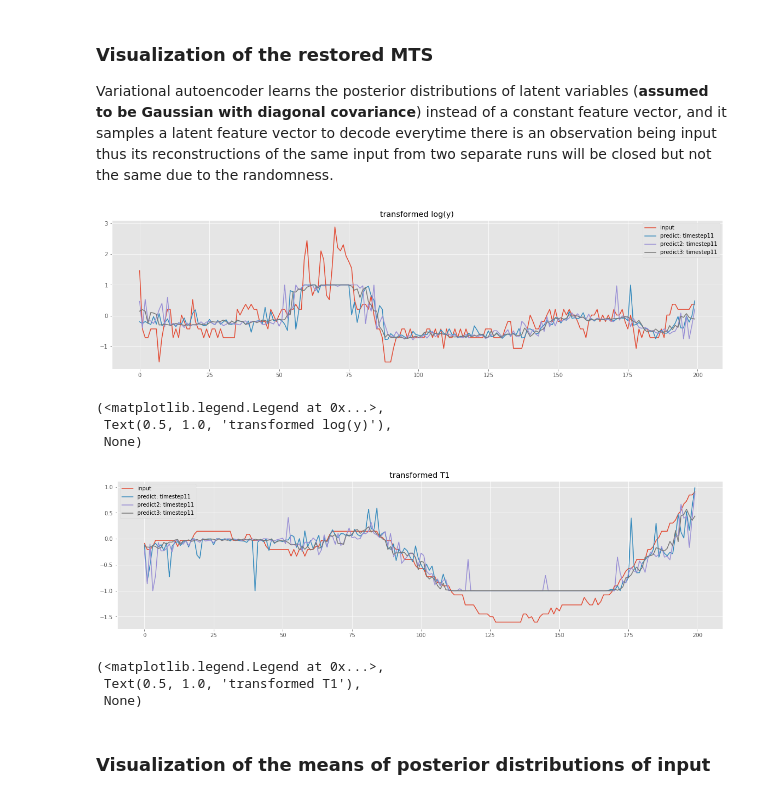
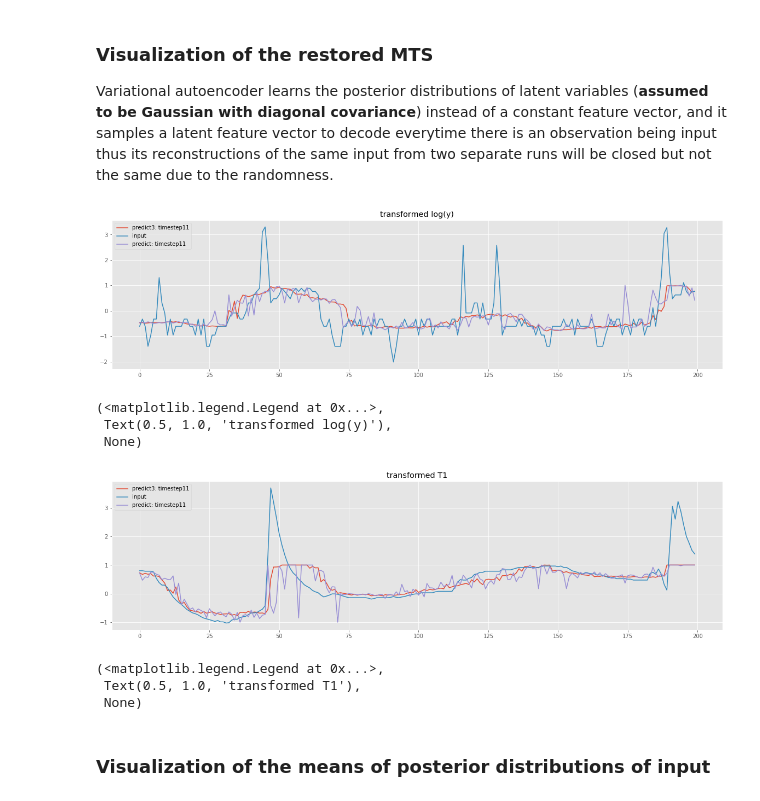
Before and after one commit to fdesmond/seme-ts, a Jupyter notebook: DL_aug.ipynb, the cells around one changed output. Saved outputs shown, nothing was run; the diff lists cells and outputs as text; code cells hidden in the pictures.

```diff
--- a/DL_aug.ipynb
+++ b/DL_aug.ipynb
@@ -88,7 +92,7 @@ xtrain_A, xtest_A, ytrain_A, ytest_A = \
          np.copy(y_A[:int(train_size*obs_len)]), np.copy(y_A[int(train_size*obs_len):])]
 
 # create small data_B
-p = 0.1
+p = 0.05
 xtrain_B = xtrain_A[-int(p*train_size*obs_len):,:]
 ytrain_B = ytrain_A[-int(p*train_size*obs_len):]
 
@@ -98,7 +102,7 @@ ytest_B = ytest_A[:int(p*(1-train_size)*obs_len)]
 # perform data normalization and transformation and input the "standard" data to Network
 ss_B_n = StandardScaler()
 strain_B = ss_B_n.fit_transform(np.append(xtrain_B, np.log1p(ytrain_B.reshape(-1,1)), axis = 1))
-stest_B = ss_B_n.transform(np.append(xtest_B, np.log1p(ytest_B.reshape(-1,1)), axis = 1))
+#stest_B = ss_B_n.transform(np.append(xtest_B, np.log1p(ytest_B.reshape(-1,1)), axis = 1))
 print("The big training set has {} observations".format(xtrain_A.shape[0]))
 print("The big test set has {} observations".format(xtest_A.shape[0]))
 print("The small training set has {} observations".format(xtrain_B.shape[0]))
@@ -124,3 +128,7 @@ Text(0.5, 1.0, 'The input for the second feature T1 (after standarization)')
 # %% [markdown]
 ## Network training
 We are in the unsupervised training, so we do not create the validation set here to indicate the *early stopping*, while *epoch* is seen as a hyperparameter too and pre-given by users.
+# %%
+m = dl_method.lstm_vae(input_dim=27, timesteps=12, batch_size=1, intermediate_dim=500, latent_dim=50, epsilon_std=1)
+vae, enc, dec = m.generate_model()
+vae.summary()
@@ -127,5 +153,5 @@ We are in the unsupervised training, so we do not create the validation set here
 # %%
-m = dl_method.lstm_vae(input_dim=27, timesteps=12, batch_size=1, intermediate_dim=500, latent_dim=100, epsilon_std=1)
+#m = dl_method.lstm_vae(input_dim=27, timesteps=12, batch_size=1, intermediate_dim=500, latent_dim=100, epsilon_std=1)
 vae, enc, dec = m.generate_model()
 vae.fit(x, x, epochs=200)
 # %% [output]
@@ -160,7 +186,7 @@ preds = vae.predict(x, batch_size=1)
 preds2 = vae.predict(x, batch_size=1)
 # Sampling with higher prosibility from the mean
 z_mean, z_sigma, z = enc.predict(x, batch_size=1) # the
-smooth_level = .5
+smooth_level = .3
 z_ = np.zeros(shape=(len(x), m.latent_dim))
 for n in range(len(x)):
     epsilon = np.random.normal(0., scale=smooth_level, size = m.latent_dim)
@@ -169,14 +195,14 @@ preds3 = dec.predict(z_, batch_size=1)
 # %%
 plt.rcParams['figure.figsize'] = [20, 5]
 # visualization of the restored input
 ind = np.arange(0, 200)
 i = 26
 plt.figure()
+plt.plot(preds3[ind,11,i], label='predict3: timestep11')
 plt.plot(x[ind+11,0,i], label='input'), plt.plot(preds[ind,11,i], label='predict: timestep11')
-plt.plot(preds2[ind,11,i], label='predict2: timestep11'), plt.plot(preds3[ind,11,i], label='predict3: timestep11')
 plt.legend(), plt.title('transformed log(y)'), plt.show()
 # %% [output]
-[figure, old version]
+[figure, new version]
 (<matplotlib.legend.Legend at 0x...>,
  Text(0.5, 1.0, 'transformed log(y)'),
  None)
@@ -184,13 +210,13 @@ plt.legend(), plt.title('transformed log(y)'), plt.show()
 plt.rcParams['figure.figsize'] = [20, 5]
 # visualization of the restored input
 ind = np.arange(0, 200)
-i = 1
+i = 2
 plt.figure()
+plt.plot(preds3[ind,11,i], label='predict3: timestep11')
 plt.plot(x[ind+11,0,i], label='input'), plt.plot(preds[ind,11,i], label='predict: timestep11')
-plt.plot(preds2[ind,11,i], label='predict2: timestep11'), plt.plot(preds3[ind,11,i], label='predict3: timestep11')
 plt.legend(), plt.title('transformed T1'), plt.show()
 # %% [output]
-[figure, old version]
+[figure, new version]
 (<matplotlib.legend.Legend at 0x...>,
  Text(0.5, 1.0, 'transformed T1'),
  None)
```
Also changed, not shown: parts of 11 cells of this notebook.
